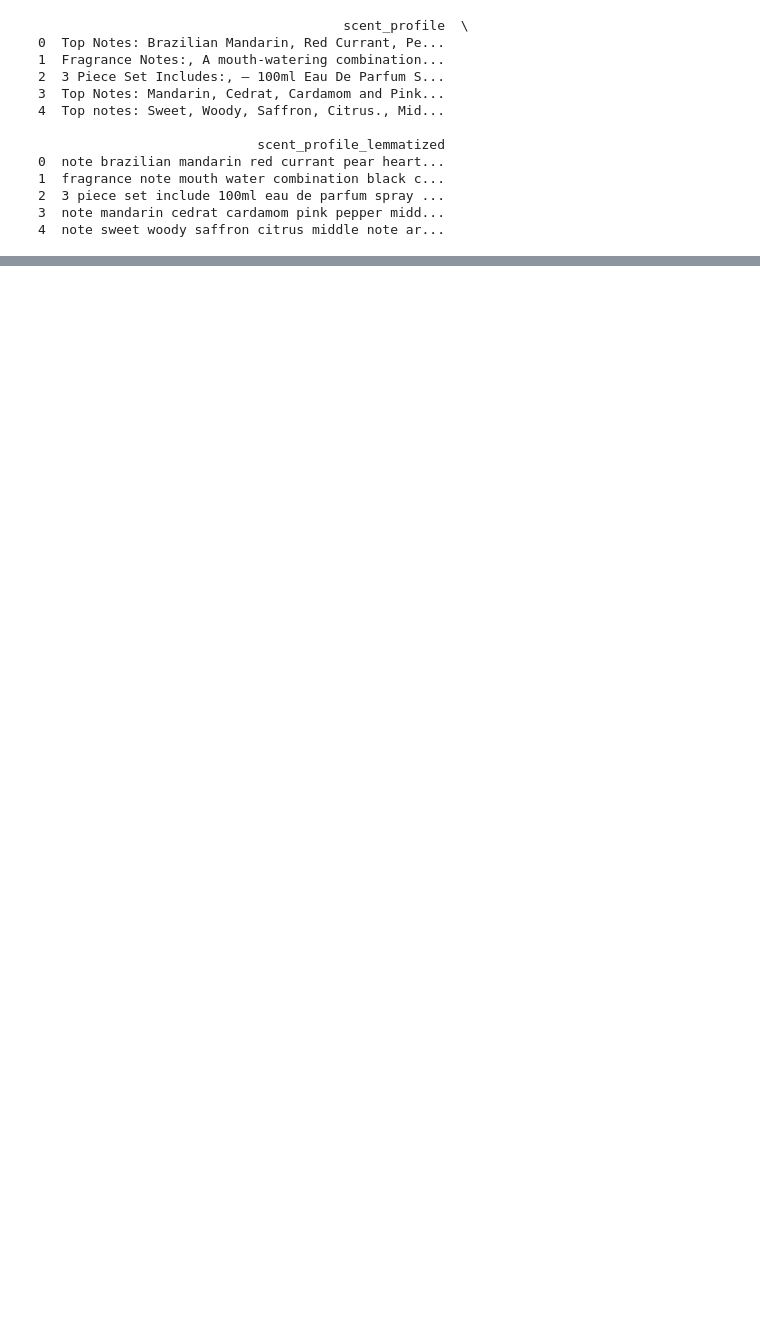
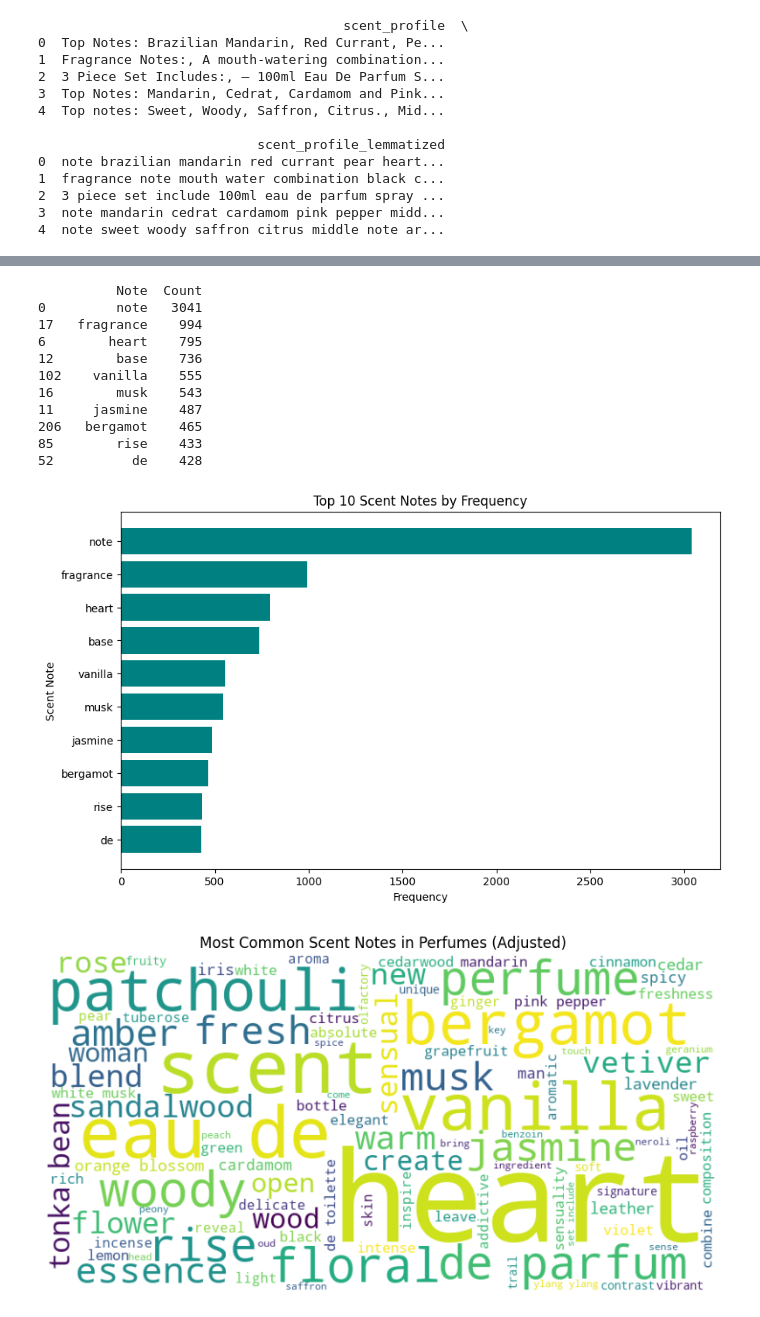
Before and after one commit to Nzoki/PERFUME-RECOMMENDER-SYSTEM, a Jupyter notebook: Notebooks/sharon.ipynb, the cells around one changed output, grey strips where cells are left out. Cells and saved outputs as stored; diff of their text form; code cells hidden in the pictures; blank space fills up the shorter version.

```diff
--- a/Notebooks/sharon.ipynb
+++ b/Notebooks/sharon.ipynb
@@ -432,0 +549,65 @@ cierra_data.head()
+# %%
+from collections import Counter
+import pandas as pd
+import matplotlib.pyplot as plt
+from wordcloud import WordCloud, STOPWORDS
+
+# Step 1: Split the scent profile text and count word frequencies
+all_notes = ' '.join(cierra_data['scent_profile_lemmatized'].fillna('')).split()
+note_counts = Counter(all_notes)
+
+# Convert to DataFrame for easier sorting and visualization
+note_counts_df = pd.DataFrame(note_counts.items(), columns=['Note', 'Count'])
+note_counts_df = note_counts_df.sort_values(by='Count', ascending=False)
+
+# Display the top 10 notes
+print(note_counts_df.head(10))
+
+# Step 2: Plot a bar chart of the top 10 words to verify their frequencies
+plt.figure(figsize=(10, 6))
+plt.barh(note_counts_df['Note'].head(10), note_counts_df['Count'].head(10), color='teal')
+plt.xlabel('Frequency')
+plt.ylabel('Scent Note')
+plt.title('Top 10 Scent Notes by Frequency')
+plt.gca().invert_yaxis()  # Invert y-axis to have the highest frequency at the top
+plt.show()
+
+# Join all scent notes into a single string
+all_scent_notes = ' '.join(all_notes)
+
+# Define additional stopwords to remove from the word cloud
+custom_stopwords = set(STOPWORDS)
+custom_stopwords.update(['note', 'notes', 'accord', 'fragrance', 'base', 'top', 'middle'])  # Add custom words here
+
+# Generate the word cloud with adjusted scaling
+wordcloud = WordCloud(
+    width=800,
+    height=400,
+    background_color='white',
+    stopwords=custom_stopwords,
+    colormap='viridis',
+    max_words=100,
+    max_font_size=150,       # Increase max font size
+    relative_scaling=1       # Make frequency more impactful on size
+).generate(all_scent_notes)
+
+# Plot the adjusted word cloud
+plt.figure(figsize=(10, 5))
+plt.imshow(wordcloud, interpolation='bilinear')
+plt.axis('off')
+plt.title("Most Common Scent Notes in Perfumes (Adjusted)")
+plt.show()
+# %% [output]
+          Note  Count
+0         note   3041
+17   fragrance    994
+6        heart    795
+12        base    736
+102    vanilla    555
+16        musk    543
+11     jasmine    487
+206   bergamot    465
+85        rise    433
+52          de    428
+[figure, added]
+[figure, added]
```
Also changed, not shown: parts of 7 cells of this notebook.
